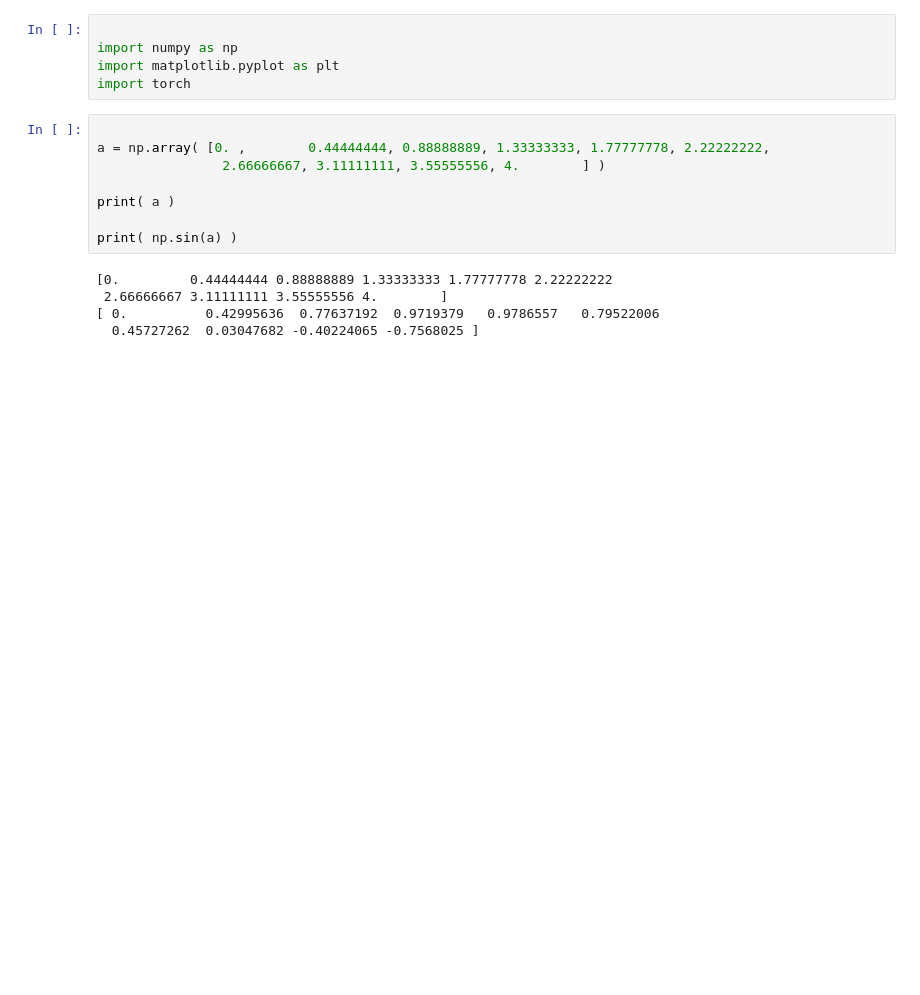
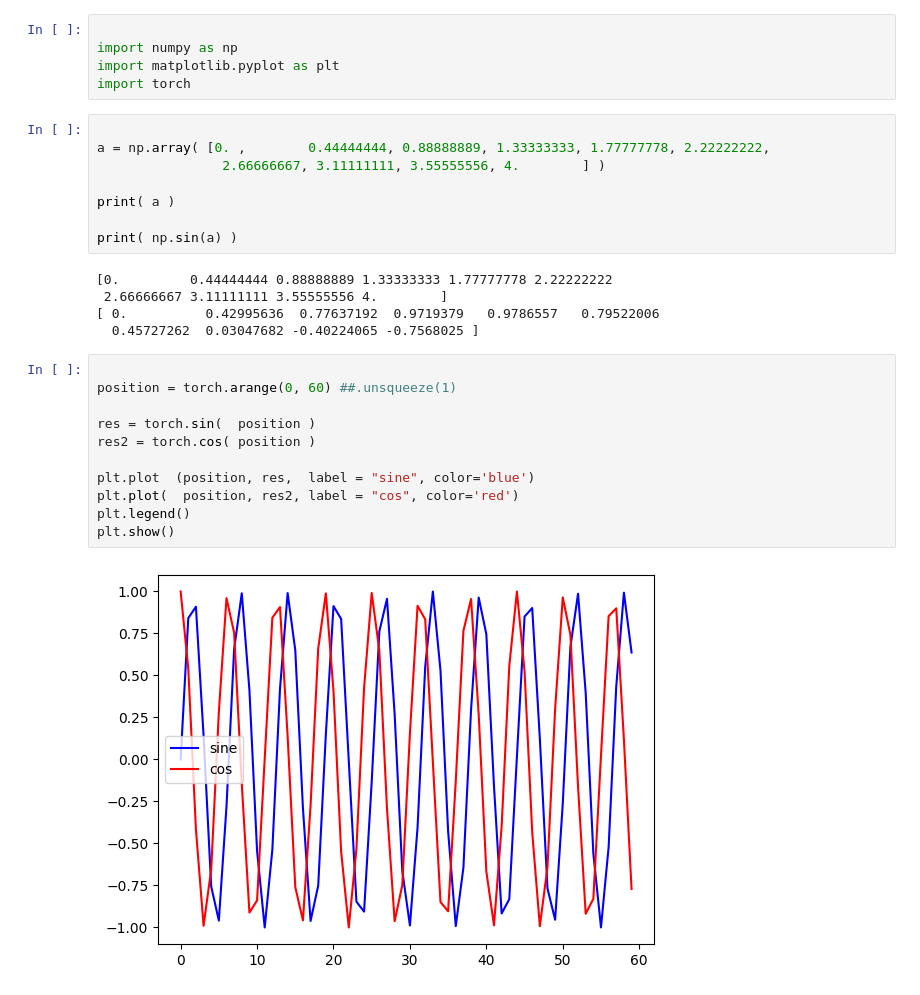
Before and after one commit to rcalix1/100PlusEssentialLinearAlgebraOperationsForDeepLearning, a Jupyter notebook: Problems16to30/Problem27.ipynb, the cells around one changed output. Cells and saved outputs as stored; diff of their text form; blank space fills up the shorter version.

```diff
--- a/Problems16to30/Problem27.ipynb
+++ b/Problems16to30/Problem27.ipynb
@@ -16,3 +16,16 @@ print( np.sin(a) )
  2.66666667 3.11111111 3.55555556 4.        ]
 [ 0.          0.42995636  0.77637192  0.9719379   0.9786557   0.79522006
   0.45727262  0.03047682 -0.40224065 -0.7568025 ]
+# %%
+
+position = torch.arange(0, 60) ##.unsqueeze(1)
+
+res = torch.sin(  position )
+res2 = torch.cos( position )
+
+plt.plot  (position, res,  label = "sine", color='blue')
+plt.plot(  position, res2, label = "cos", color='red')
+plt.legend()
+plt.show()
+# %% [output]
+[figure, added]
```
